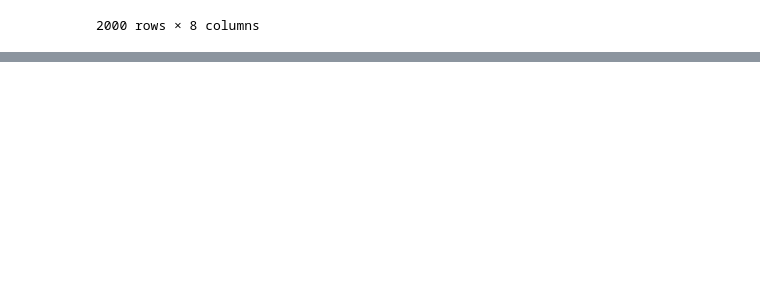
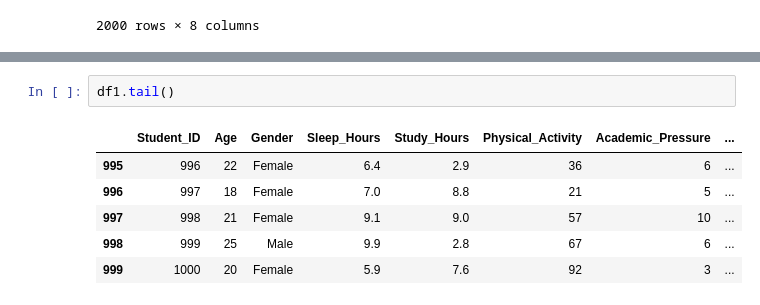
Before and after one commit to Farhan-Siddique-Git/Loopers, a Jupyter notebook: Capstone - DA.ipynb, the cells around one changed output, grey strips where cells are left out. Drawn from its saved outputs; the diff is of its cells as text; blank space fills up the shorter version.

```diff
--- a/Capstone - DA.ipynb
+++ b/Capstone - DA.ipynb
@@ -36,0 +56,9 @@ df2
+# %%
+df1.tail()
+# %% [output]
+|  | Student_ID | Age | Gender | Sleep_Hours | Study_Hours | Physical_Activity | Academic_Pressure | ... |
+| 995 | 996 | 22 | Female | 6.4 | 2.9 | 36 | 6 | ... |
+| 996 | 997 | 18 | Female | 7.0 | 8.8 | 21 | 5 | ... |
+| 997 | 998 | 21 | Female | 9.1 | 9.0 | 57 | 10 | ... |
+| 998 | 999 | 25 | Male | 9.9 | 2.8 | 67 | 6 | ... |
+| 999 | 1000 | 20 | Female | 5.9 | 7.6 | 92 | 3 | ... |
```
Also changed, not shown: parts of 17 cells of this notebook, 2 other files.
